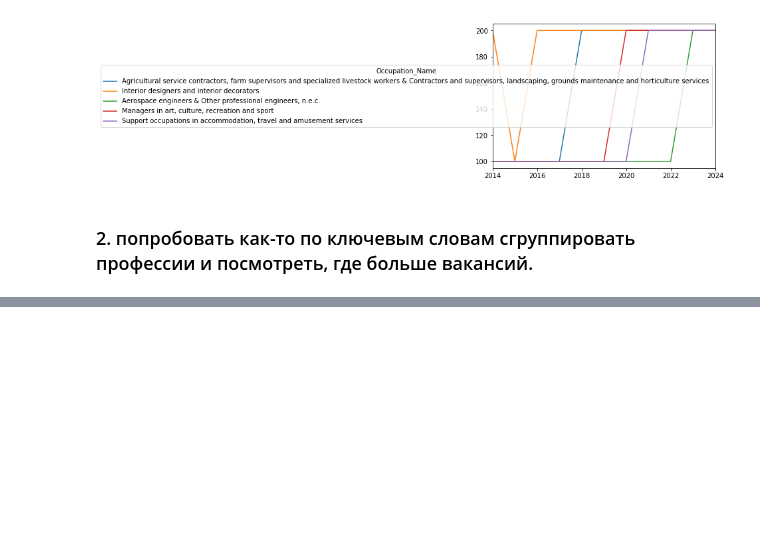
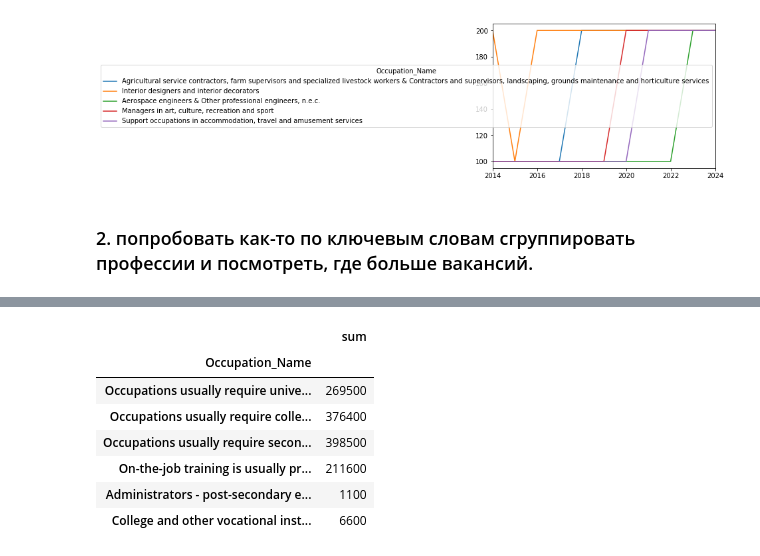
Before and after one commit to livestalker-archive/python-17, a Jupyter notebook: hw8/hw8.ipynb, the cells around one changed output, grey strips where cells are left out. Cells and saved outputs as stored; diff of their text form; code cells hidden in the pictures; blank space fills up the shorter version.

```diff
--- a/hw8/hw8.ipynb
+++ b/hw8/hw8.ipynb
@@ -297,0 +337,11 @@ data.loc[max_idx].T.plot()
+# %%
+grouped.get_group(13)
+# %% [output]
+|  | sum |
+| Occupation_Name |  |
+| Occupations usually require unive... | 269500 |
+| Occupations usually require colle... | 376400 |
+| Occupations usually require secon... | 398500 |
+| On-the-job training is usually pr... | 211600 |
+| Administrators - post-secondary e... | 1100 |
+| College and other vocational inst... | 6600 |
```
Also changed, not shown: parts of 11 cells of this notebook.
